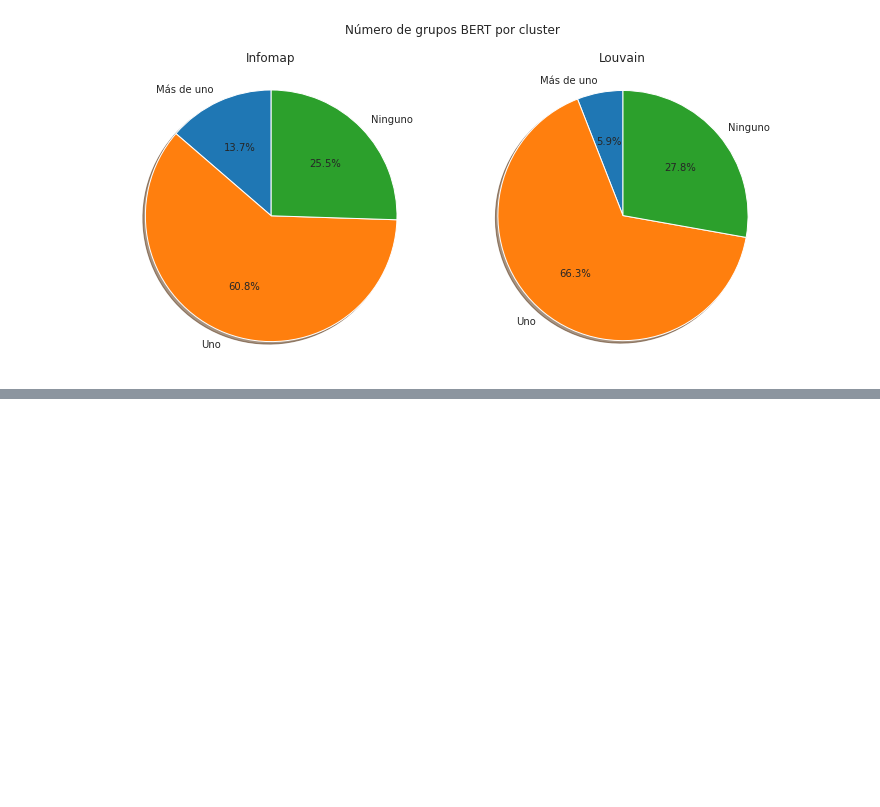
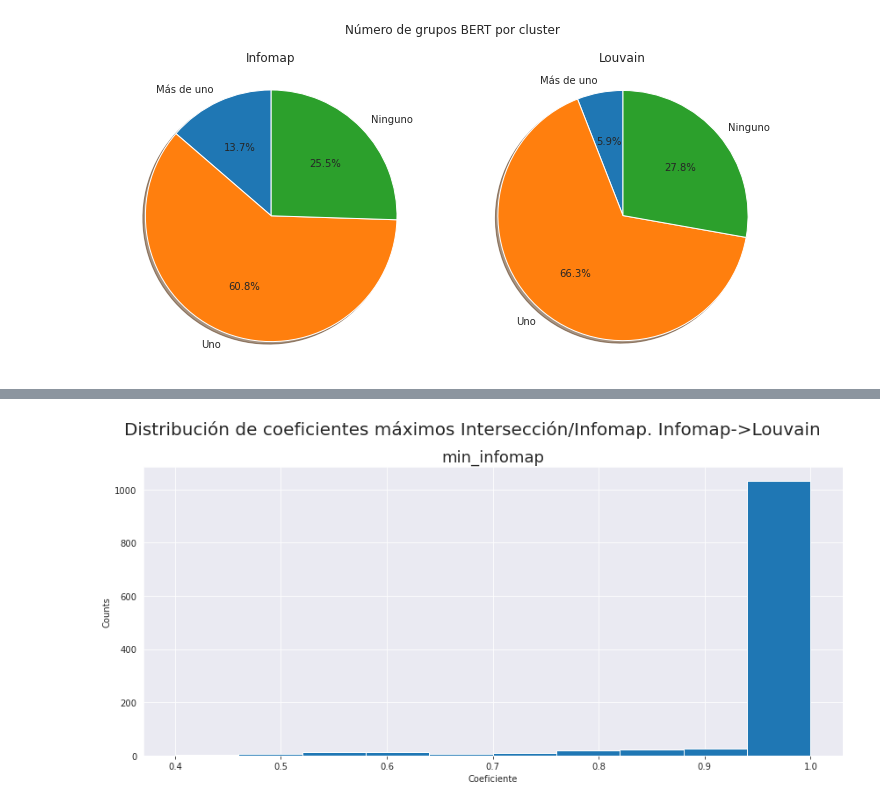
Before and after one commit to ingridheuer/gcnn_gdas, a Jupyter notebook: exploration/notebooks/network_analysis/analisis_comunidades.ipynb, the cells around one changed output, grey strips where cells are left out. Cells and saved outputs as stored; diff of their text form; code cells hidden in the pictures; blank space fills up the shorter version.

```diff
--- a/exploration/notebooks/network_analysis/analisis_comunidades.ipynb
+++ b/exploration/notebooks/network_analysis/analisis_comunidades.ipynb
@@ -24,12 +24,12 @@ pio.templates.default = "seaborn"
 
 sns.set_style("darkgrid", rc={'xtick.bottom': True})
 # %%
-data_processed = "../../data/processed/"
-data_interim = "../../data/interim/"
-data_external = "../../data/external/"
+data_processed = "../../../data/processed/"
+data_interim = "../../../data/interim/"
+data_external = "../../../data/external/"
 
-graph_node_data = pd.read_csv(data_processed+"grafo_alternativo_CG_nodos.csv")
-graph_edge_data = pd.read_csv(data_processed+"grafo_alternativo_CG_edges.csv")
+graph_node_data = pd.read_csv(data_processed+"graph_data/grafo_alternativo_CG_nodos.csv")
+graph_edge_data = pd.read_csv(data_processed+"graph_data/grafo_alternativo_CG_edges.csv")
 
 disease_attributes = pd.read_csv(data_interim+"grafo_alternativo_disease_attributes.csv")
 
@@ -378,0 +401,17 @@ fig2.savefig("../../reports/analisis_comunidades/distribucion_tamaños.png", dpi
+# %%
+data = df_min_infomap
+name = "min_infomap"
+
+fig, ax = plt.subplots(figsize=(12,6))
+fig.suptitle("Distribución de coeficientes máximos Intersección/Infomap. Infomap->Louvain", fontsize=20)
+i=0
+
+ax.hist(data.max().values)
+ax.set_title(f"{name}", fontsize=18)
+ax.set_xlabel("Coeficiente")
+ax.set_ylabel("Counts")
+
+plt.tight_layout()
+# plt.savefig("../../../reports/analisis_comunidades/interseccion_infomap.png", dpi=200)
+# %% [output]
+[figure, added]
```
Also changed, not shown: parts of 8 cells of this notebook, 1 other file.
